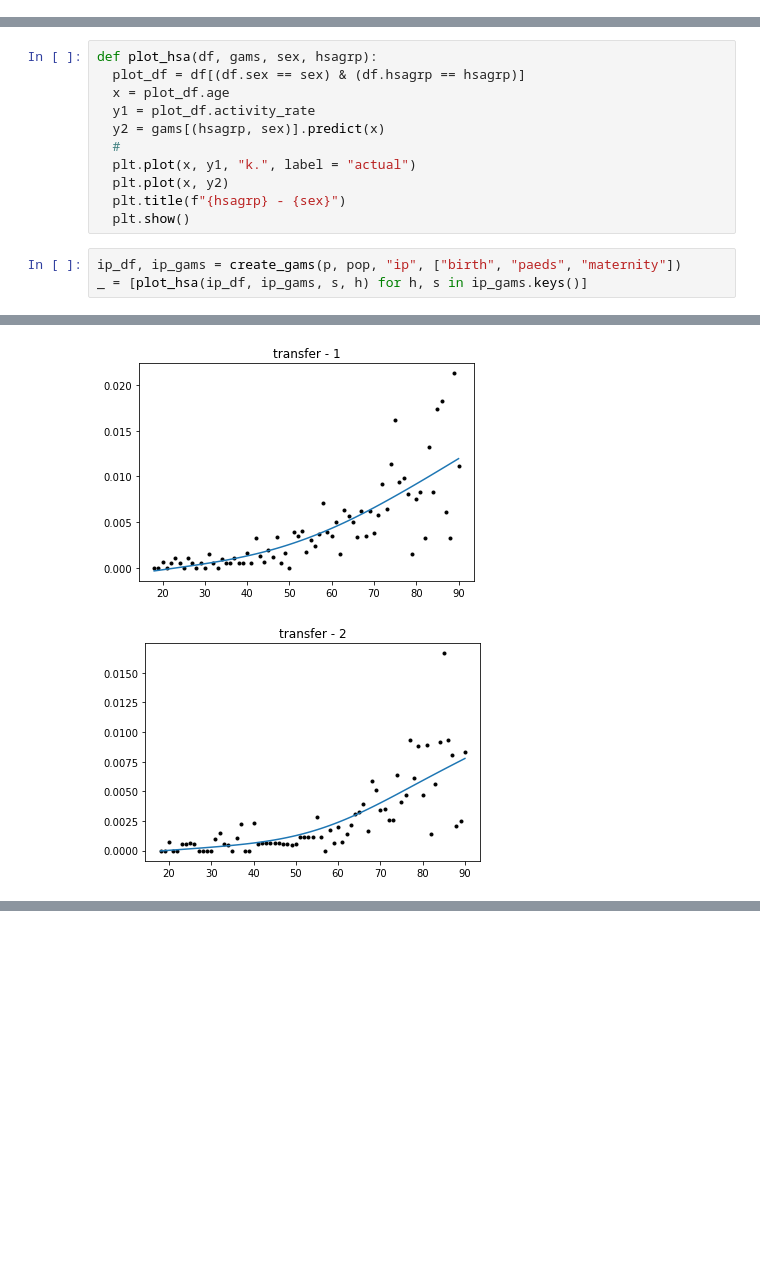
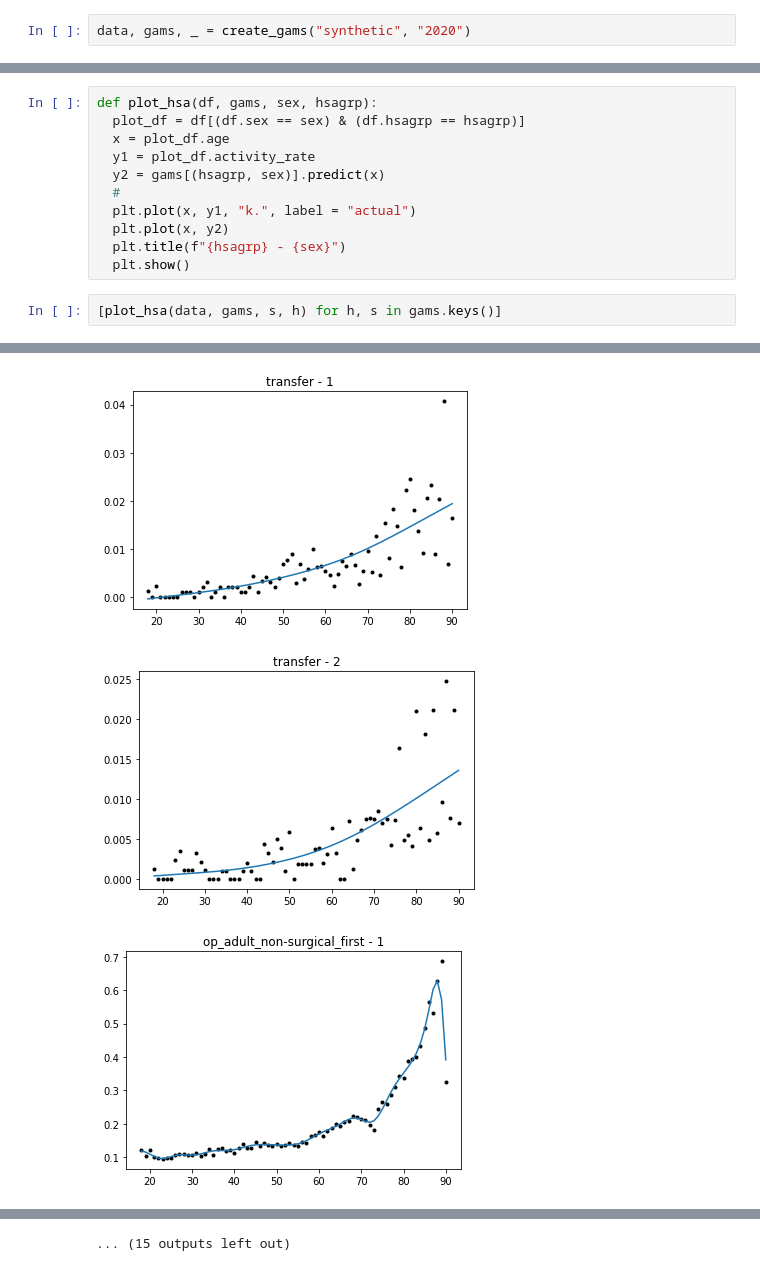
Before and after one commit to The-Strategy-Unit/nhp_model, a Jupyter notebook: check_gams.ipynb, the cells around one changed output, grey strips where cells are left out. Drawn from its saved outputs; the diff is of its cells as text; blank space fills up the shorter version.

```diff
--- a/check_gams.ipynb
+++ b/check_gams.ipynb
@@ -22,0 +15,2 @@ pop = pop.groupby(["sex", "age"]).agg("sum").reset_index()
+# %%
+data, gams, _ = create_gams("synthetic", "2020")
@@ -32,6 +44,5 @@ def plot_hsa(df, gams, sex, hsagrp):
   plt.title(f"{hsagrp} - {sex}")
   plt.show()
 # %%
-ip_df, ip_gams = create_gams(p, pop, "ip", ["birth", "paeds", "maternity"])
-_ = [plot_hsa(ip_df, ip_gams, s, h) for h, s in ip_gams.keys()]
+[plot_hsa(data, gams, s, h) for h, s in gams.keys()]
 # %% [output]
@@ -63,2 +57,3 @@ _ = [plot_hsa(ip_df, ip_gams, s, h) for h, s in ip_gams.keys()]
-[figure, old version]
+[figure, new version]
-[figure, old version]
+[figure, new version]
+[figure, added]
@@ -64,0 +61 @@ _ = [plot_hsa(ip_df, ip_gams, s, h) for h, s in ip_gams.keys()]
+... (15 outputs left out)
```
Also changed, not shown: parts of 5 cells of this notebook, 2 other files.
